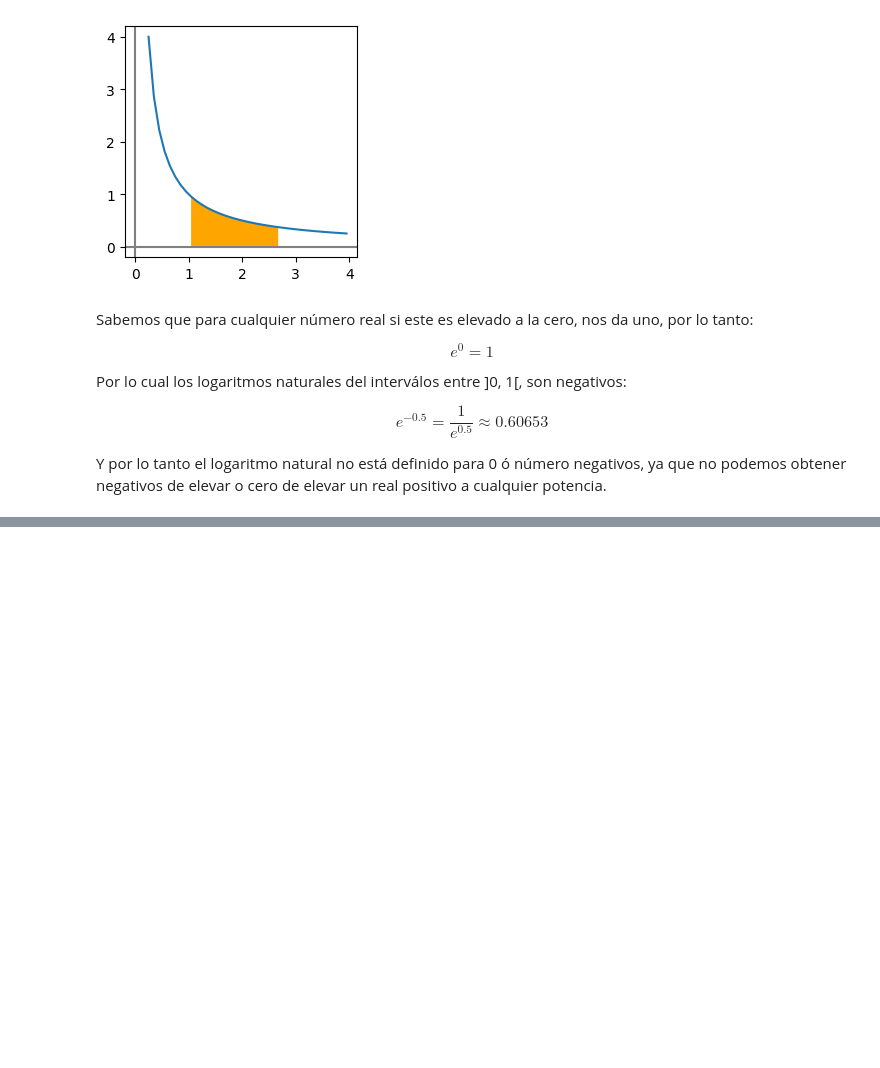
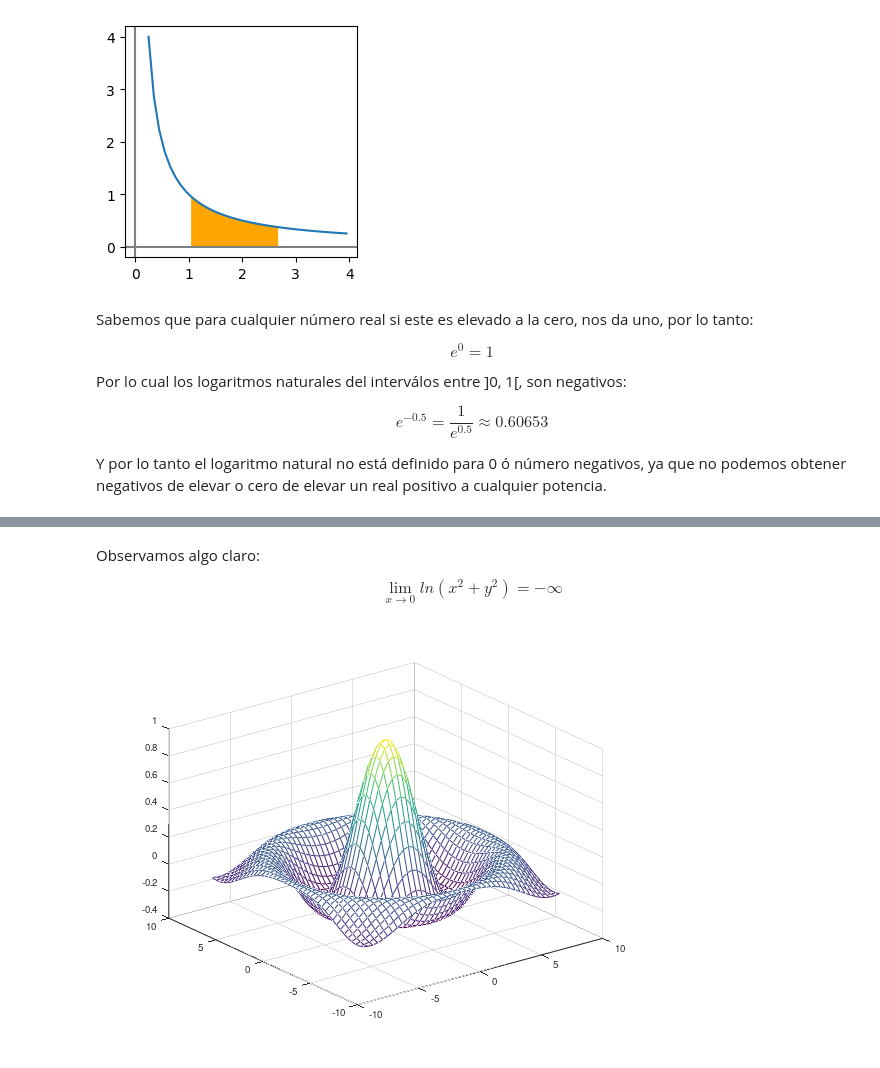
Before and after one commit to Rigo-Villalta/caa-miniproyecto, a Jupyter notebook: mini_proyecto.ipynb, the cells around one changed output, grey strips where cells are left out. Cells and saved outputs as stored; diff of their text form; code cells hidden in the pictures; blank space fills up the shorter version.

```diff
--- a/mini_proyecto.ipynb
+++ b/mini_proyecto.ipynb
@@ -68,0 +185,13 @@ $$ x1 = x0 - \alpha ∇𝑓(x_0) $$
+# %% [markdown]
+Observamos algo claro:
+
+$$  \lim_{x\to 0 } ln(x^2 + y^2 )  = - \infty $$
+# %%
+%plot --format png
+tx = ty = linspace (-8, 8, 41)';
+[xx, yy] = meshgrid (tx, ty);
+r = sqrt (xx .^ 2 + yy .^ 2) + eps;
+tz = sin (r) ./ r;
+mesh (tx, ty, tz);
+# %% [output]
+[figure, added]
```
Also changed, not shown: parts of 3 cells of this notebook.
